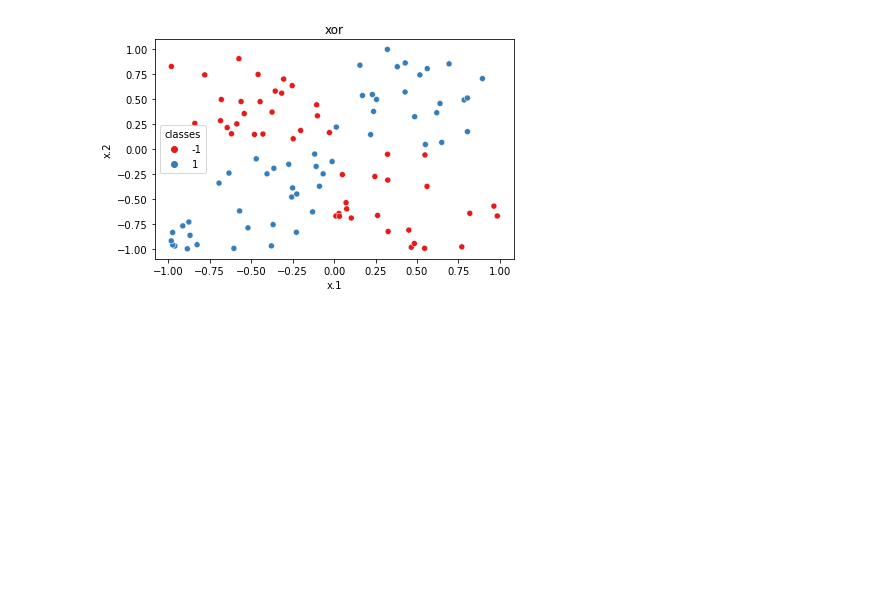
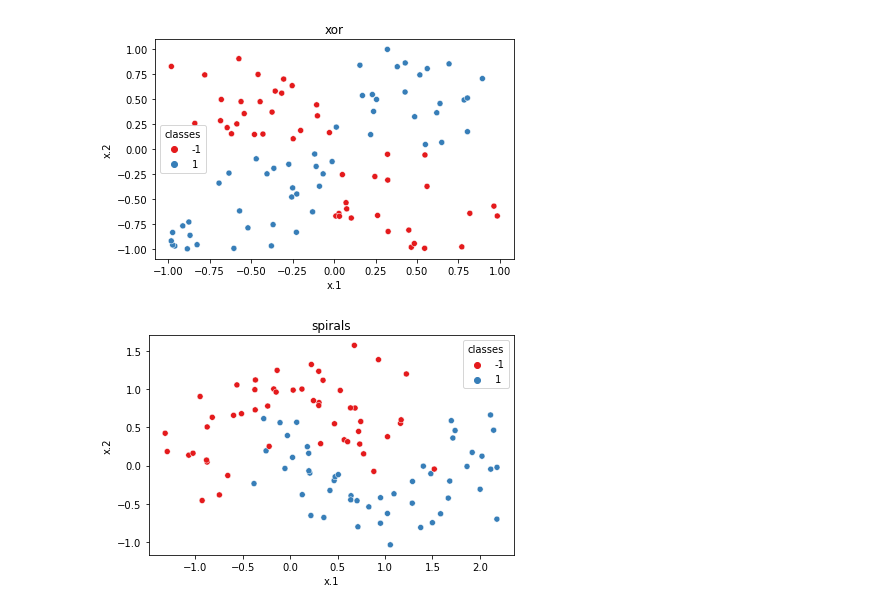
Before and after one commit to vicrsp/rna-ppgee, a Jupyter notebook: seminario/exemplos.ipynb, the cells around one changed output. Saved outputs shown, nothing was run; the diff lists cells and outputs as text; code cells hidden in the pictures; blank space fills up the shorter version.

```diff
--- a/seminario/exemplos.ipynb
+++ b/seminario/exemplos.ipynb
@@ -202,3 +150,17 @@ fig.show()
 # %% [output]
 [figure]
 [figure]
+# %%
+X, y = make_moons(noise=0.3, random_state=0)
+# map classes as -1 or 1
+spirals = pd.DataFrame(X, columns=['x.1','x.2'])
+spirals['classes'] = y
+spirals['classes'] = spirals['classes'].map({1:1, 0:-1})
+# %%
+fig, ax = plt.subplots(figsize=(6,4))
+sns.scatterplot(data=spirals, x="x.1", y="x.2", hue='classes', ax=ax, palette='Set1')
+ax.set_title('spirals')
+fig.tight_layout()
+fig.show()
+# %% [output]
+[figure, added]
```
Also changed, not shown: parts of 11 cells of this notebook, 13 other files.
